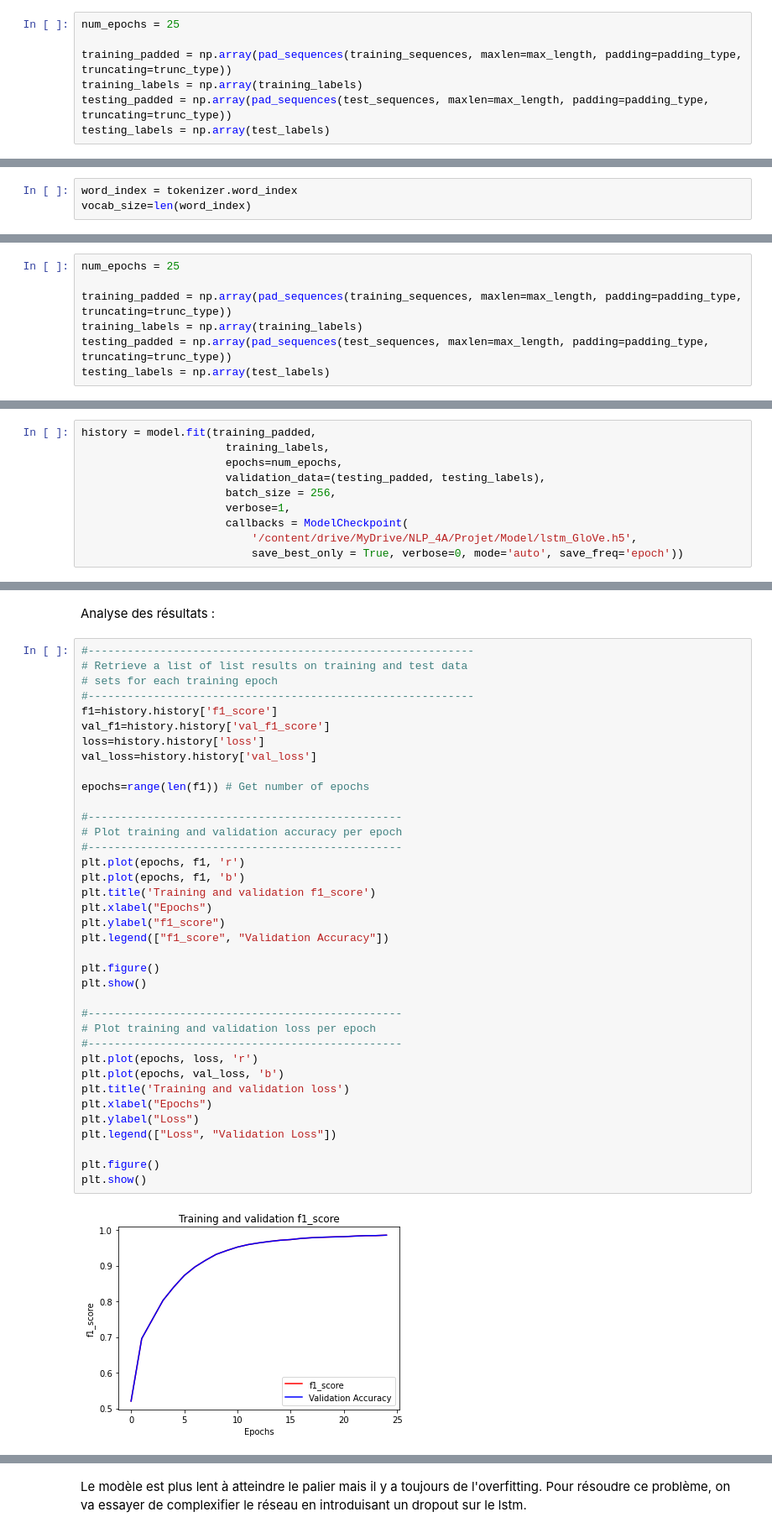
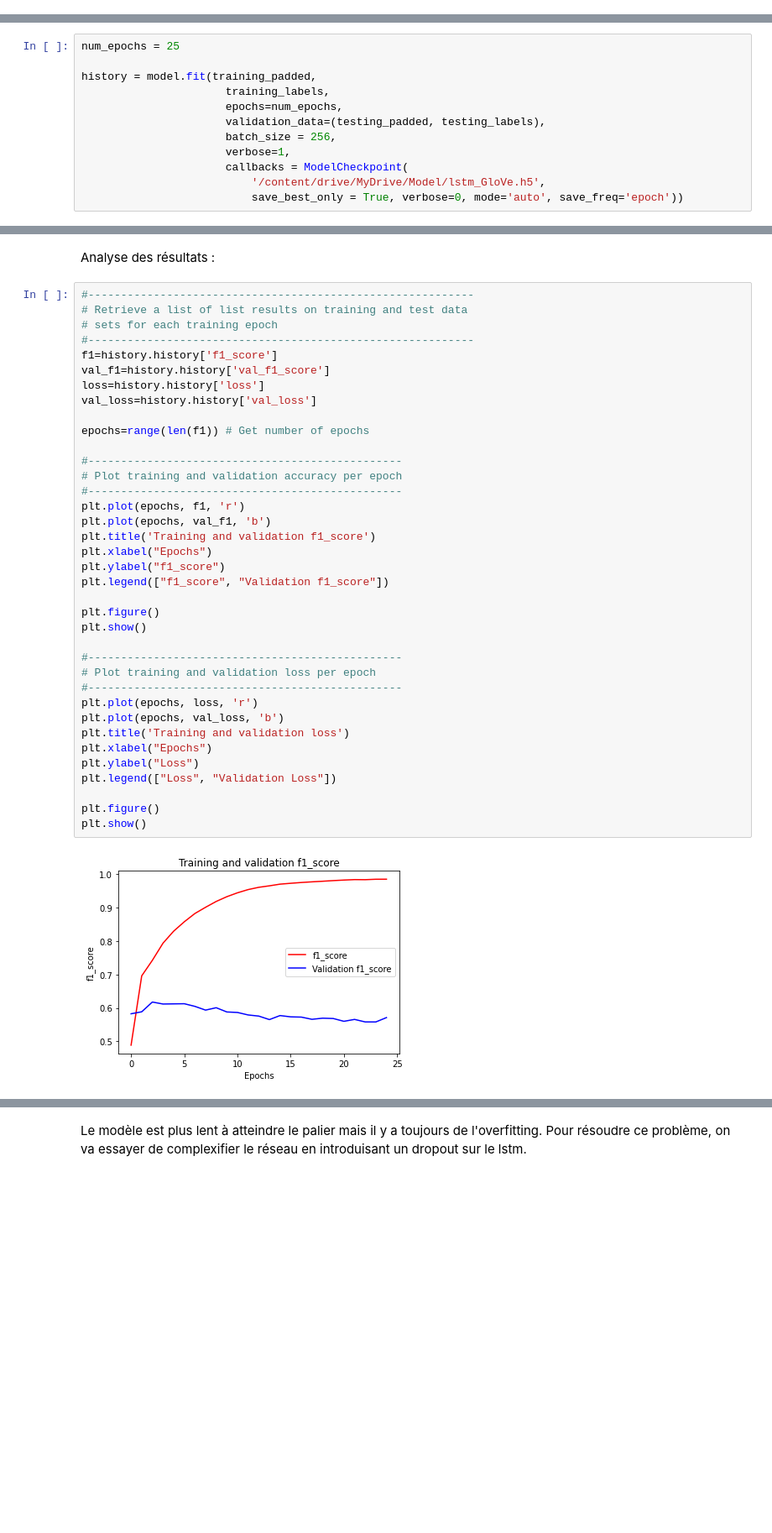
Before and after one commit to Giraud-Pierre/Toxic_Comment_classification, a Jupyter notebook: Classification_commentaires_toxiques_2.ipynb, the cells around one changed output, grey strips where cells are left out. Shown at 84% size. Saved outputs shown, nothing was run; the diff lists cells and outputs as text; blank space fills up the shorter version.

```diff
--- a/Classification_commentaires_toxiques_2.ipynb
+++ b/Classification_commentaires_toxiques_2.ipynb
@@ -985,7 +1035,0 @@ On sépare les vecteurs des données d'entraînement de celles des données de t
-# %%
-num_epochs = 25
-
-training_padded = np.array(pad_sequences(training_sequences, maxlen=max_length, padding=padding_type, truncating=trunc_type))
-training_labels = np.array(training_labels)
-testing_padded = np.array(pad_sequences(test_sequences, maxlen=max_length, padding=padding_type, truncating=trunc_type))
-testing_labels = np.array(test_labels)
@@ -1132,3 +1146,0 @@ tokenizer.fit_on_texts([*training_data['comment_text']])
-# %%
-word_index = tokenizer.word_index
-vocab_size=len(word_index)
@@ -1142,7 +1146,0 @@ On sépare les vecteurs des données d'entraînement de celles des données de t
-# %%
-num_epochs = 25
-
-training_padded = np.array(pad_sequences(training_sequences, maxlen=max_length, padding=padding_type, truncating=trunc_type))
-training_labels = np.array(training_labels)
-testing_padded = np.array(pad_sequences(test_sequences, maxlen=max_length, padding=padding_type, truncating=trunc_type))
-testing_labels = np.array(test_labels)
@@ -1211,6 +1176,8 @@ model.compile(loss='binary_crossentropy',optimizer='adam',metrics=F1Score(6, thr
 # %% [markdown]
 Entraînement du modèle en utilisant un callback pour sauvegarder les modèles pour pouvoir les réutiliser plus tard:
 # %%
+num_epochs = 25
+
 history = model.fit(training_padded,
                       training_labels,
                       epochs=num_epochs,
@@ -1218,7 +1185,7 @@ history = model.fit(training_padded,
                       batch_size = 256,
                       verbose=1,
                       callbacks = ModelCheckpoint(
-                          '/content/drive/MyDrive/NLP_4A/Projet/Model/lstm_GloVe.h5',
+                          '/content/drive/MyDrive/Model/lstm_GloVe.h5',
                           save_best_only = True, verbose=0, mode='auto', save_freq='epoch'))
 # %% [output]
 Epoch 1/25
@@ -1249,34 +1216,34 @@ f1=history.history['f1_score']
 val_f1=history.history['val_f1_score']
 loss=history.history['loss']
 val_loss=history.history['val_loss']
 
 epochs=range(len(f1)) # Get number of epochs
 
 #------------------------------------------------
 # Plot training and validation accuracy per epoch
 #------------------------------------------------
 plt.plot(epochs, f1, 'r')
-plt.plot(epochs, f1, 'b')
+plt.plot(epochs, val_f1, 'b')
 plt.title('Training and validation f1_score')
 plt.xlabel("Epochs")
 plt.ylabel("f1_score")
-plt.legend(["f1_score", "Validation Accuracy"])
+plt.legend(["f1_score", "Validation f1_score"])
 
 plt.figure()
 plt.show()
 
 #------------------------------------------------
 # Plot training and validation loss per epoch
 #------------------------------------------------
 plt.plot(epochs, loss, 'r')
 plt.plot(epochs, val_loss, 'b')
 plt.title('Training and validation loss')
 plt.xlabel("Epochs")
 plt.ylabel("Loss")
 plt.legend(["Loss", "Validation Loss"])
 
 plt.figure()
 plt.show()
 # %% [output]
-[figure, old version]
+[figure, new version]
 <Figure size 432x288 with 0 Axes>
```
Also changed, not shown: parts of 159 cells of this notebook.
